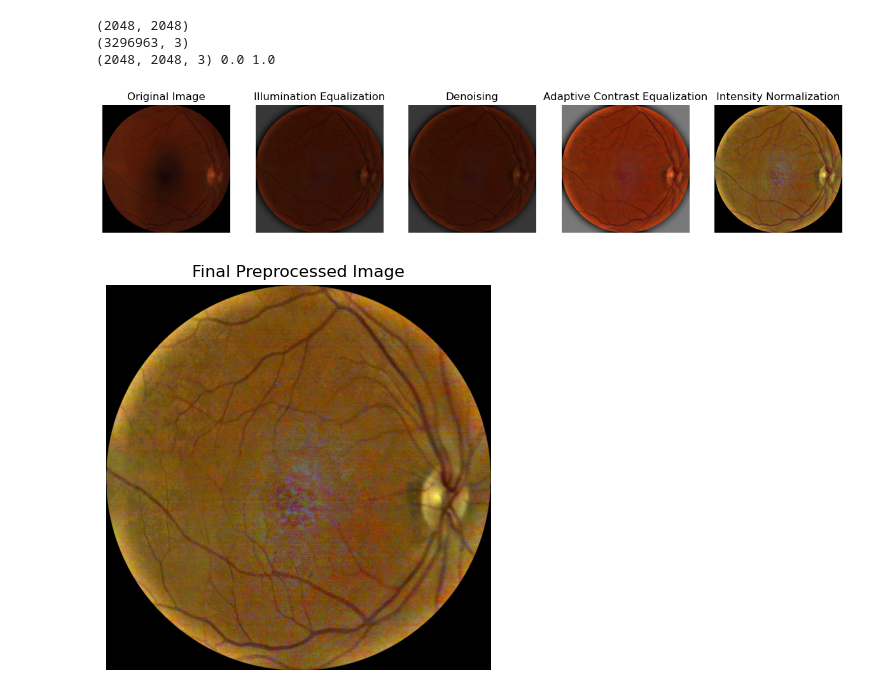
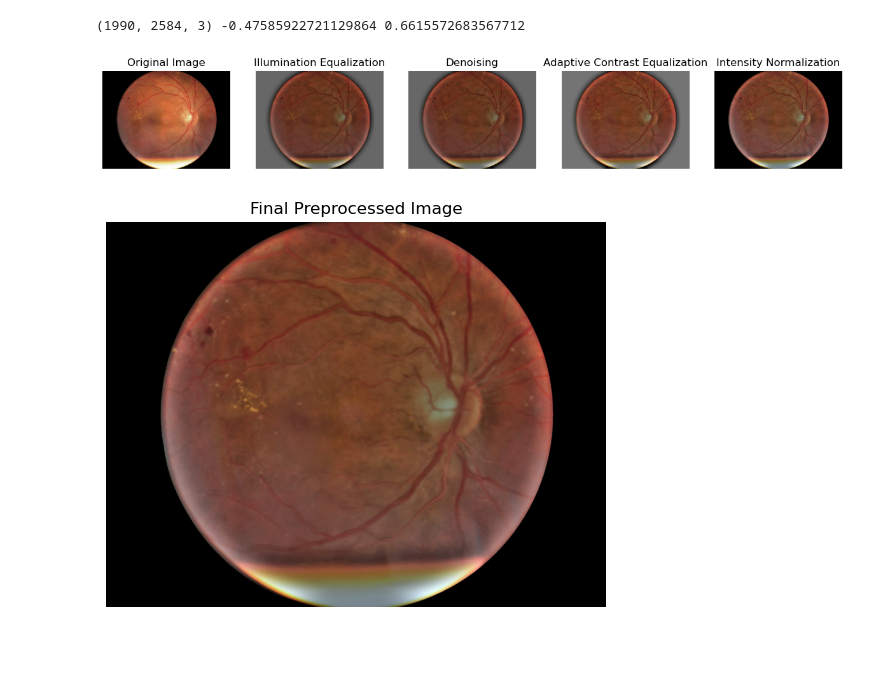
Before and after one commit to florianbasset/fundus-preprocessor-toolkit, a Jupyter notebook: notebook/test_seoud.ipynb, the cells around one changed output. Drawn from its saved outputs; the diff is of its cells as text; code cells hidden in the pictures; blank space fills up the shorter version.

```diff
--- a/notebook/test_seoud.ipynb
+++ b/notebook/test_seoud.ipynb
@@ -88,8 +88,6 @@ def apply_intensity_normalization(image, diameter=None, roi=None):
         print('Erreur: L\'image n\'est pas une numpy array valide.')
         return None
     image = image/255.0
-    print(roi.shape)
-    print(image[roi].shape)
     mean = np.mean(image[roi], axis=0, keepdims=True)
 
     image_final = image - mean
@@ -120,36 +118,34 @@ def apply_seoud(image):
     images.append(illumination["image"])
     titles.append("Illumination Equalization")
 
     denoise = denoising(**illumination)
     if denoise is None:
         print('Erreur lors de la réduction de bruit.')
         return None
     images.append(denoise["image"])
     titles.append("Denoising")
 
     contrast = adaptive_contrast_equalization(**denoise)
     images.append(contrast["image"])
     titles.append("Adaptive Contrast Equalization")
 
     normalized_image = apply_intensity_normalization(**contrast, roi=data["roi"])
     images.append(normalized_image["image"])
     titles.append("Intensity Normalization")
 
     plot_images(images, titles)
     return normalized_image["image"]
 
 # Chargement de l'image
-image = cv2.imread('../data/image_1.png')
+image = cv2.imread('../data/007-4766-200.jpg')
 if image is None:
     print("Erreur: Impossible de charger l'image.")
 else:
     image = image.astype(np.uint8)
     seoud_image = apply_seoud(image)
     if seoud_image is not None:
         plot_images([seoud_image], ['Final Preprocessed Image'])
 # %% [output]
-(2048, 2048)
-(3296963, 3)
-(2048, 2048, 3) 0.0 1.0
+(1990, 2584, 3) -0.47585922721129864 0.6615572683567712
-[figure, old version]
+[figure, new version]
-[figure, old version]
+[figure, new version]
```
